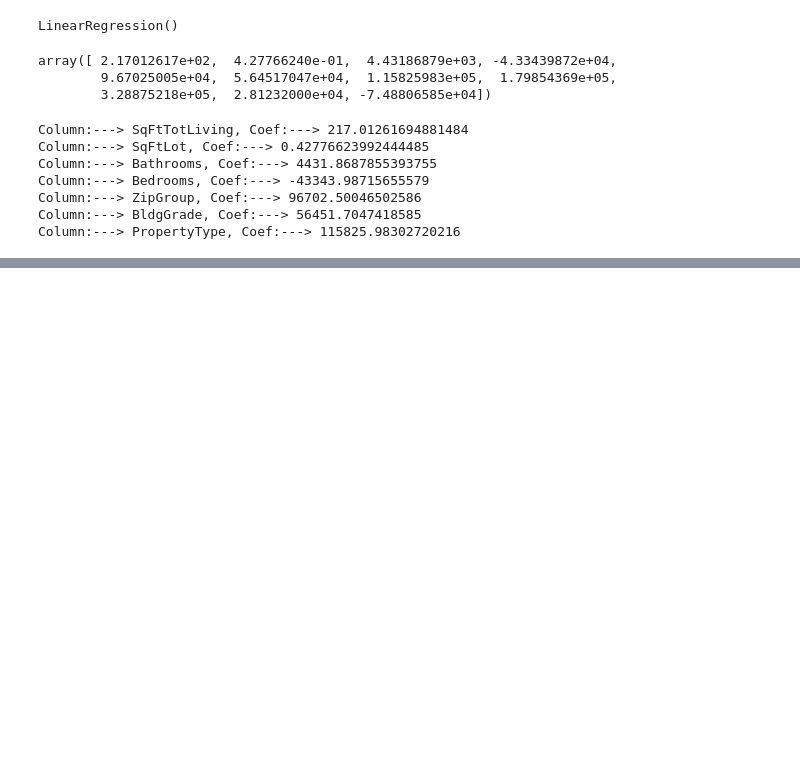
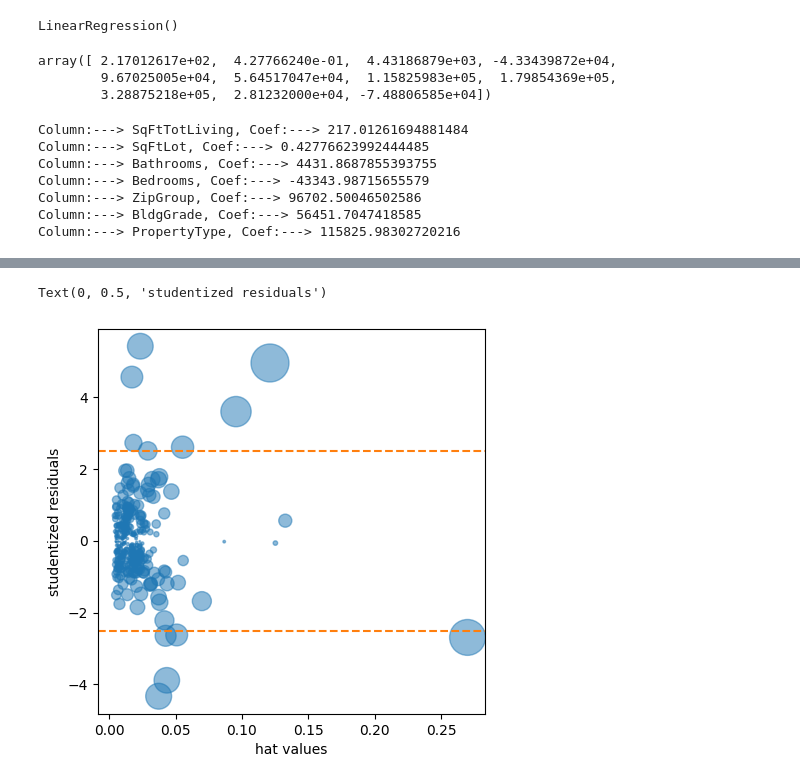
Before and after one commit to ChiragBangera/Practical-Stats, a Jupyter notebook: chapter_4.ipynb, the cells around one changed output, grey strips where cells are left out. Saved outputs shown, nothing was run; the diff lists cells and outputs as text; code cells hidden in the pictures; blank space fills up the shorter version.

```diff
--- a/chapter_4.ipynb
+++ b/chapter_4.ipynb
@@ -243,0 +249,13 @@ hp['ZipGroup'] = hp.ZipGroup.astype('category')
+# %%
+#Stats Model version of  fitting
+
+rpreds = ['SqFtTotLiving', 'SqFtLot', 'Bathrooms', 'Bedrooms', 'BldgGrade']
+routs = ['AdjSalePrice']
+
+outliermodel = sm.OLS(hp[hp['ZipCode']==98105][routs],hp[hp['ZipCode']==98105][rpreds].assign(const=1)).fit()
+# %%
+# OLS influence to analyze residuals
+
+influence = OLSInfluence(outliermodel)
+standardized_residuals = influence.resid_studentized_internal
+standardized_residuals.idxmin(),standardized_residuals.min()
@@ -243,0 +296,13 @@ hp['ZipGroup'] = hp.ZipGroup.astype('category')
+# %%
+# Cooks Distance leverage of influence value
+fig, ax = plt.subplots(figsize=(5, 5))
+ax.axhline(-2.5, linestyle='--', color='C1')
+ax.axhline(2.5, linestyle='--', color='C1')
+ax.scatter(influence.hat_matrix_diag, influence.resid_studentized_internal,
+s=1000 * np.sqrt(influence.cooks_distance[0]),
+alpha=0.5)
+ax.set_xlabel('hat values')
+ax.set_ylabel('studentized residuals')
+# %% [output]
+Text(0, 0.5, 'studentized residuals')
+[figure, added]
```
Also changed, not shown: parts of 9 cells of this notebook.
